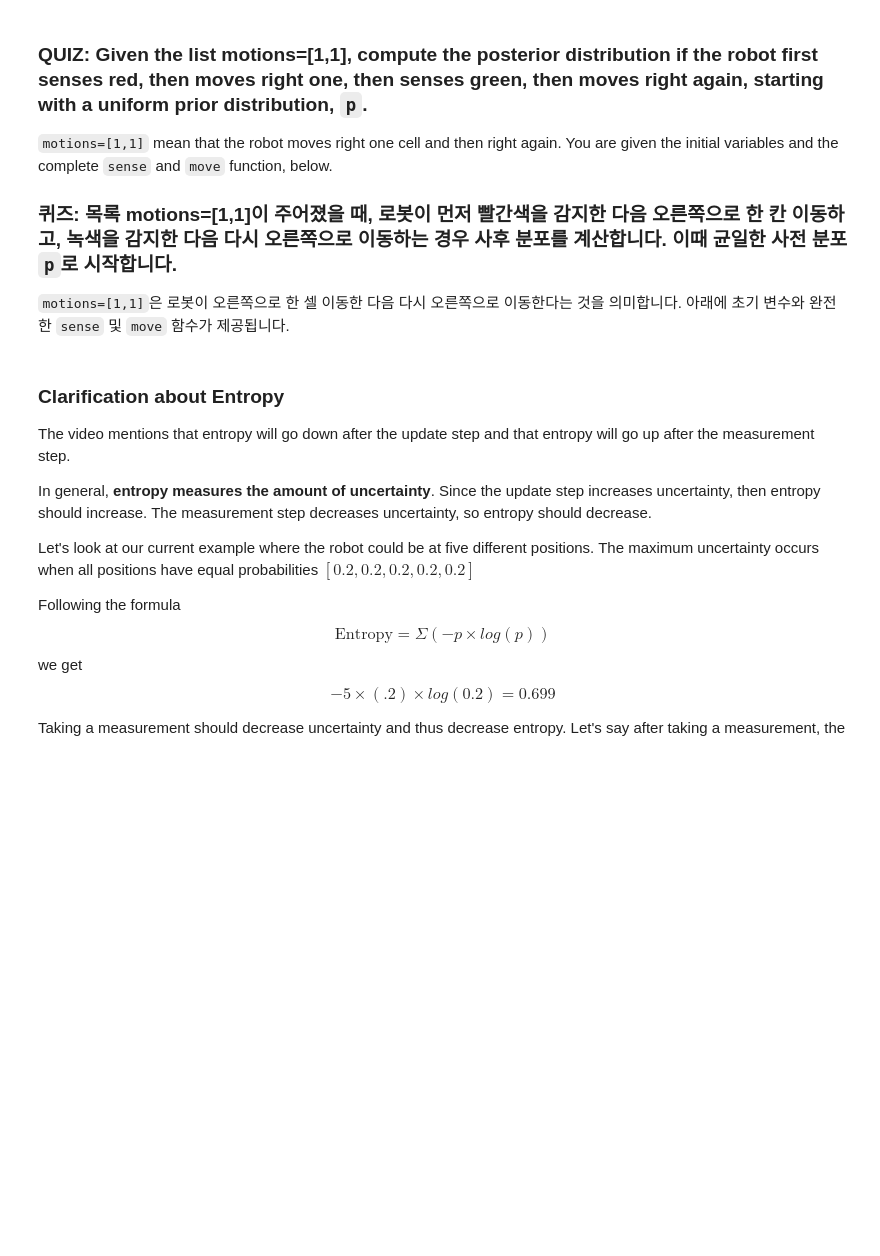
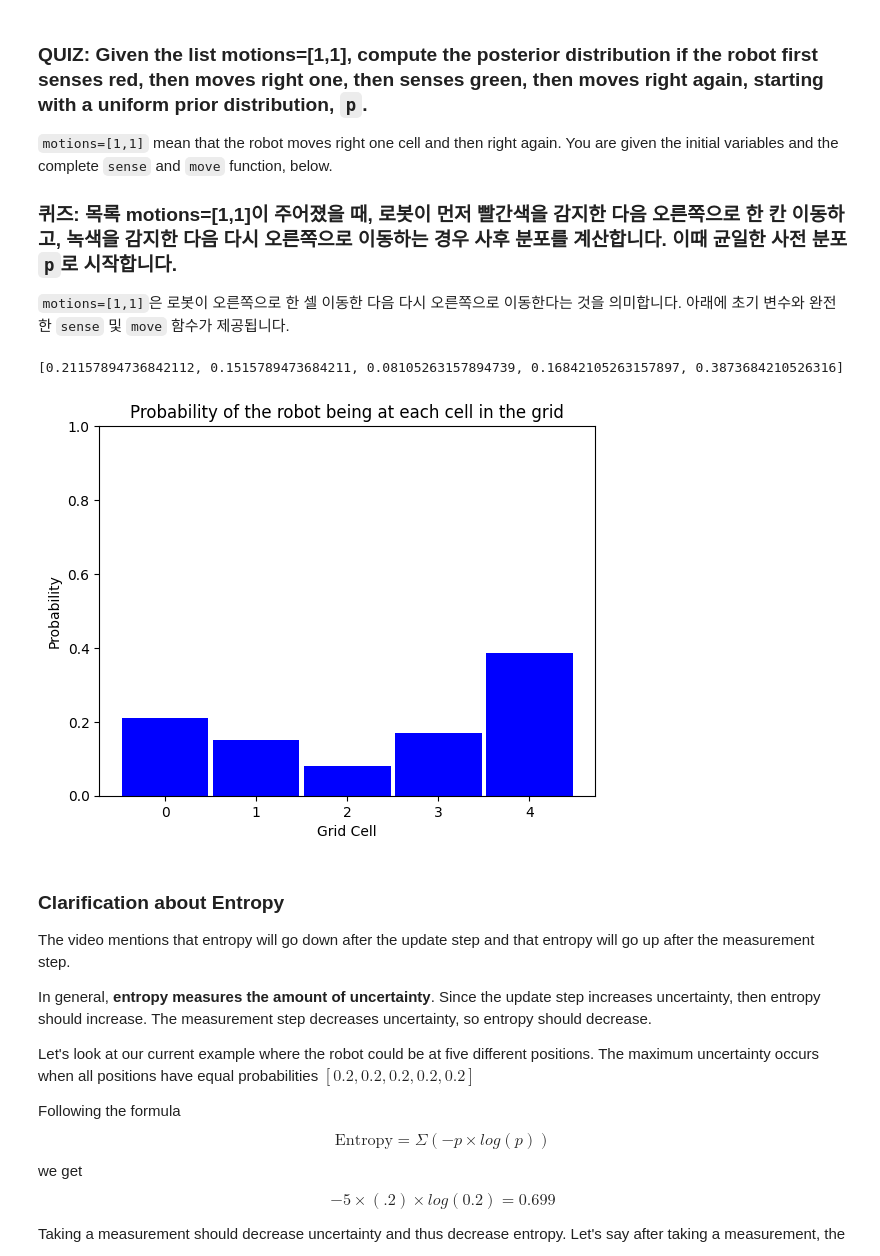
Before and after one commit to aaronkr-classroom/5-localization-zzammin22, a Jupyter notebook: 1. 1D Robot World, exercise.ipynb, the cells around one changed output. Drawn from its saved outputs; the diff is of its cells as text; code cells hidden in the pictures; blank space fills up the shorter version.

```diff
--- a/1. 1D Robot World, exercise.ipynb
+++ b/1. 1D Robot World, exercise.ipynb
@@ -660,35 +700,47 @@ def sense(p, Z):
         q.append(p[i] * (hit * pHit + (1-hit) * pMiss))
 
     # sum up all the components
-    s = sum(q)
+    s = 0
+    for i in range(len(q)):
+        s += q[i]
     # divide all elements of q by the sum to normalize
     for i in range(len(p)):
         q[i] = q[i] / s
     return q
 
 
 # The complete move function
 def move(p, U):
     q=[]
     # iterate through all values in p
     for i in range(len(p)):
         # use the modulo operator to find the new location for a p value
         # this finds an index that is shifted by the correct amount
         index = (i-U) % len(p)
         nextIndex = (index+1) % len(p)
         prevIndex = (index-1) % len(p)
         s = pExact * p[index]
         s = s + pOvershoot  * p[nextIndex]
         s = s + pUndershoot * p[prevIndex]
         # append the correct, modified value of p to q
         q.append(s)
     return q
 
 
 ## TODO: Compute the posterior distribution if the robot first senses red, then moves
+for k in range(len(measurements)):
+    p = sense(p, measurements[k])
+    p = move(p, motions[k])
 ## right one, then senses green, then moves right again, starting with a uniform prior distribution.
 
+
+
 ## print/display that distribution
+print(p)
+display_map(p)
+# %% [output]
+[0.21157894736842112, 0.1515789473684211, 0.08105263157894739, 0.16842105263157897, 0.3873684210526316]
+[figure, added]
 # %% [markdown]
 ### Clarification about Entropy
 
```
Also changed, not shown: parts of 12 cells of this notebook, 1 other file.
